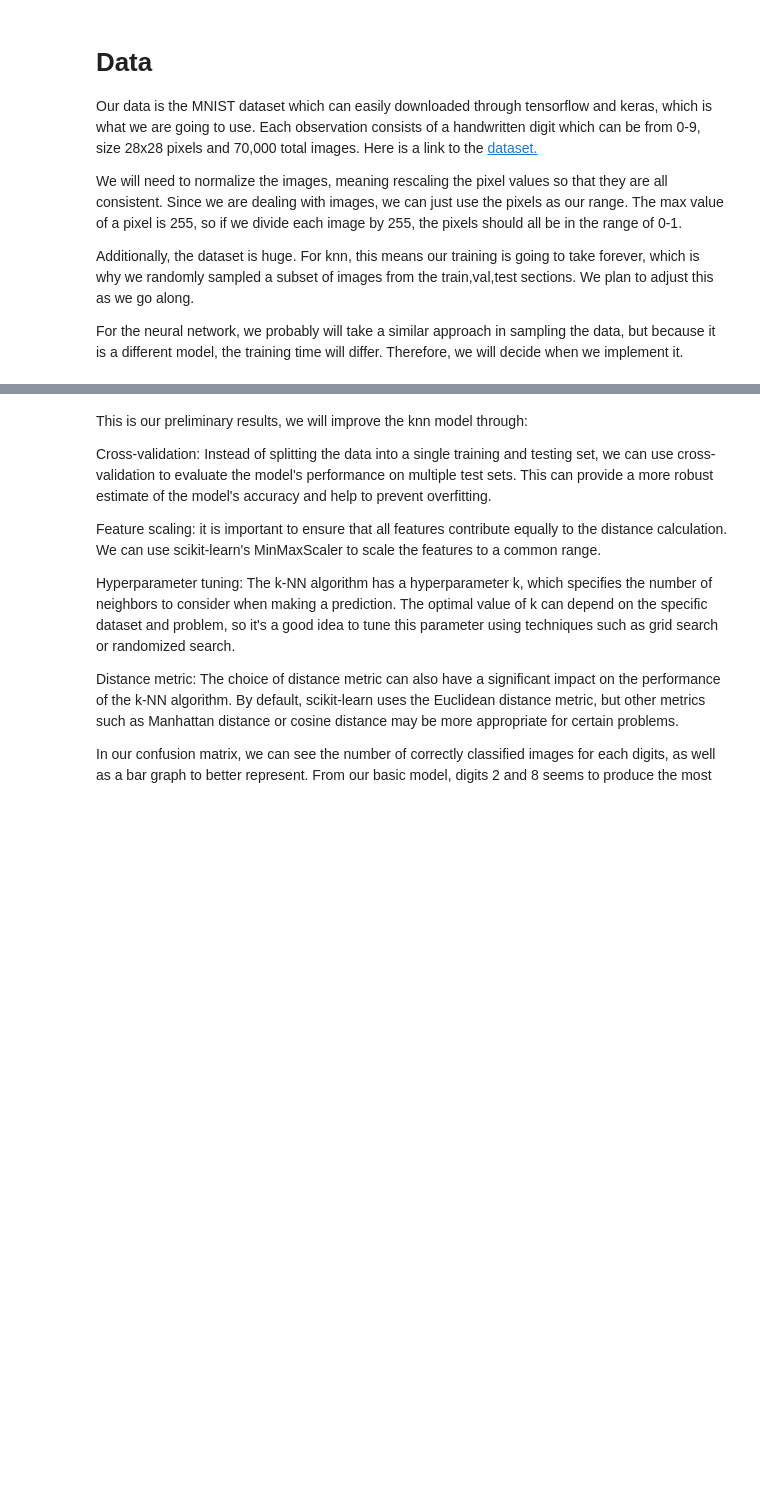
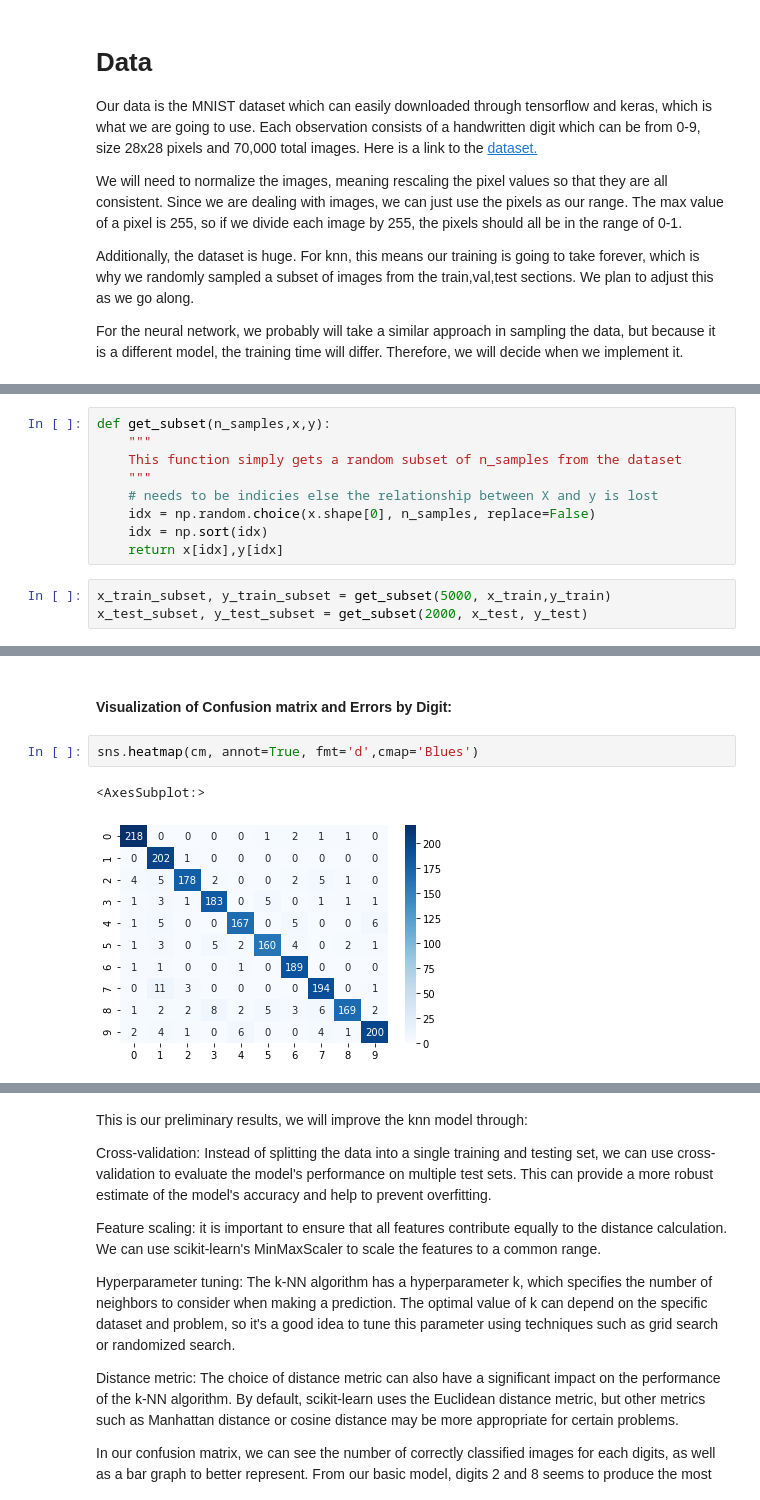
Before and after one commit to COGS118A/Group008-Wi23, a Jupyter notebook: ProposalGroup008-Wi23.ipynb, the cells around one changed output, grey strips where cells are left out. Cells and saved outputs as stored; diff of their text form; blank space fills up the shorter version.

```diff
--- a/ProposalGroup008-Wi23.ipynb
+++ b/ProposalGroup008-Wi23.ipynb
@@ -256,0 +75,12 @@ array([ 3.,  9.,  1.,  6.,  3.,  3.,  2., 10.,  0.,  9.])
+# %%
+def get_subset(n_samples,x,y):
+    """
+    This function simply gets a random subset of n_samples from the dataset
+    """
+    # needs to be indicies else the relationship between X and y is lost
+    idx = np.random.choice(x.shape[0], n_samples, replace=False)
+    idx = np.sort(idx)
+    return x[idx],y[idx]
+# %%
+x_train_subset, y_train_subset = get_subset(5000, x_train,y_train)
+x_test_subset, y_test_subset = get_subset(2000, x_test, y_test)
@@ -256,0 +181,7 @@ array([ 3.,  9.,  1.,  6.,  3.,  3.,  2., 10.,  0.,  9.])
+# %% [markdown]
+#### Visualization of Confusion matrix and Errors by Digit:
+# %%
+sns.heatmap(cm, annot=True, fmt='d',cmap='Blues')
+# %% [output]
+<AxesSubplot:>
+[figure, added]
```
Also changed, not shown: parts of 43 cells of this notebook.
